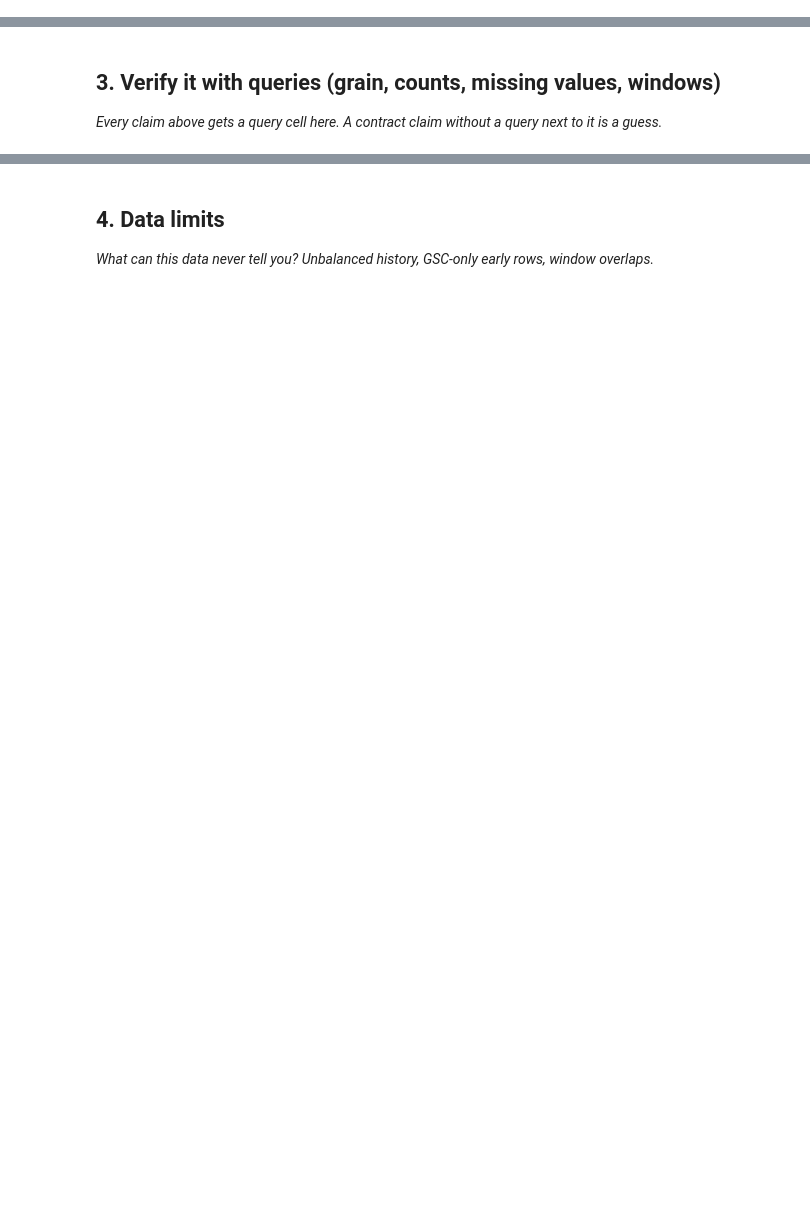
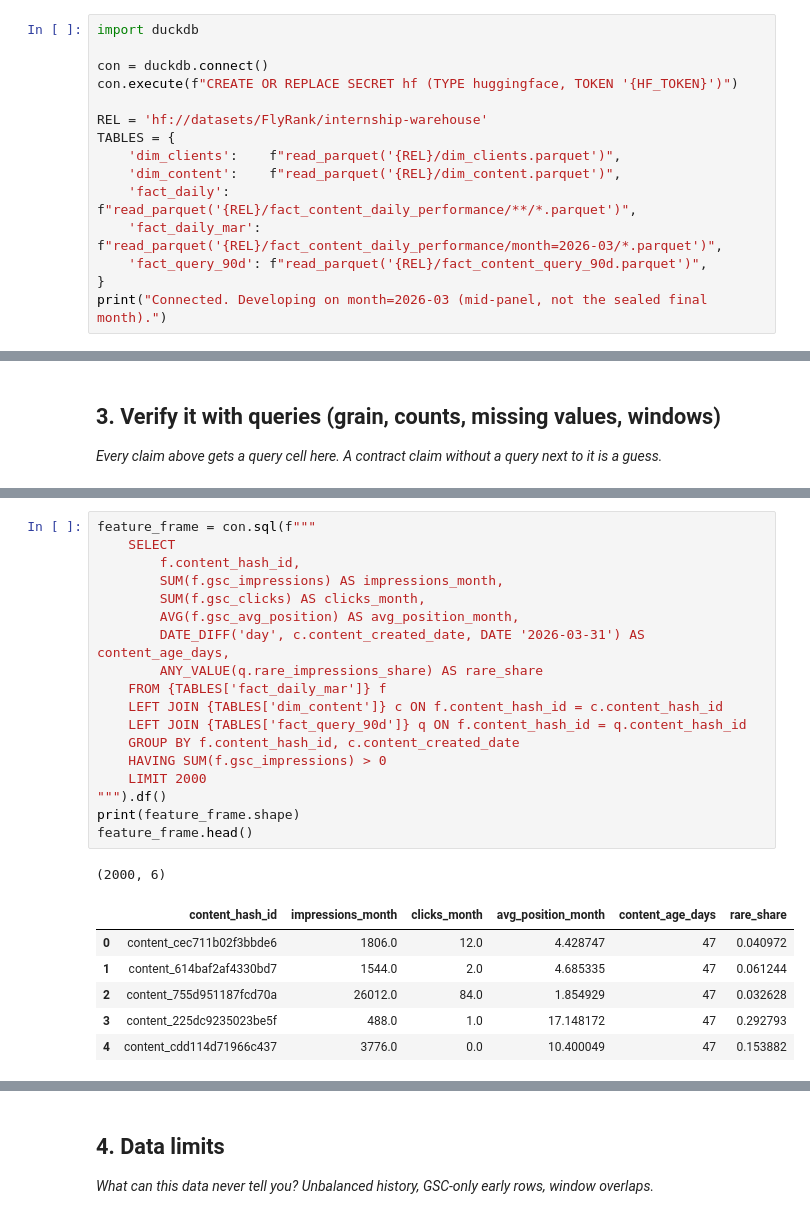
Before and after one commit to Yumna-Zafar/flyrank-ml-internship, a Jupyter notebook: work/notebooks/w03_data_contract.ipynb, the cells around one changed output, grey strips where cells are left out. Cells and saved outputs as stored; diff of their text form; blank space fills up the shorter version.

```diff
--- a/work/notebooks/w03_data_contract.ipynb
+++ b/work/notebooks/w03_data_contract.ipynb
@@ -8,0 +43,15 @@ This skeleton is yours to fill. Work the sections **in order** — each one has
+# %%
+import duckdb
+
+con = duckdb.connect()
+con.execute(f"CREATE OR REPLACE SECRET hf (TYPE huggingface, TOKEN '{HF_TOKEN}')")
+
+REL = 'hf://datasets/FlyRank/internship-warehouse'
+TABLES = {
+    'dim_clients':    f"read_parquet('{REL}/dim_clients.parquet')",
+    'dim_content':    f"read_parquet('{REL}/dim_content.parquet')",
+    'fact_daily':     f"read_parquet('{REL}/fact_content_daily_performance/**/*.parquet')",
+    'fact_daily_mar': f"read_parquet('{REL}/fact_content_daily_performance/month=2026-03/*.parquet')",
+    'fact_query_90d': f"read_parquet('{REL}/fact_content_query_90d.parquet')",
+}
+print("Connected. Developing on month=2026-03 (mid-panel, not the sealed final month).")
@@ -29,0 +174,26 @@ This skeleton is yours to fill. Work the sections **in order** — each one has
+# %%
+feature_frame = con.sql(f"""
+    SELECT
+        f.content_hash_id,
+        SUM(f.gsc_impressions) AS impressions_month,
+        SUM(f.gsc_clicks) AS clicks_month,
+        AVG(f.gsc_avg_position) AS avg_position_month,
+        DATE_DIFF('day', c.content_created_date, DATE '2026-03-31') AS content_age_days,
+        ANY_VALUE(q.rare_impressions_share) AS rare_share
+    FROM {TABLES['fact_daily_mar']} f
+    LEFT JOIN {TABLES['dim_content']} c ON f.content_hash_id = c.content_hash_id
+    LEFT JOIN {TABLES['fact_query_90d']} q ON f.content_hash_id = q.content_hash_id
+    GROUP BY f.content_hash_id, c.content_created_date
+    HAVING SUM(f.gsc_impressions) > 0
+    LIMIT 2000
+""").df()
+print(feature_frame.shape)
+feature_frame.head()
+# %% [output]
+(2000, 6)
+|  | content_hash_id | impressions_month | clicks_month | avg_position_month | content_age_days | rare_share |
+| 0 | content_cec711b02f3bbde6 | 1806.0 | 12.0 | 4.428747 | 47 | 0.040972 |
+| 1 | content_614baf2af4330bd7 | 1544.0 | 2.0 | 4.685335 | 47 | 0.061244 |
+| 2 | content_755d951187fcd70a | 26012.0 | 84.0 | 1.854929 | 47 | 0.032628 |
+| 3 | content_225dc9235023be5f | 488.0 | 1.0 | 17.148172 | 47 | 0.292793 |
+| 4 | content_cdd114d71966c437 | 3776.0 | 0.0 | 10.400049 | 47 | 0.153882 |
```
Also changed, not shown: parts of 19 cells of this notebook.
